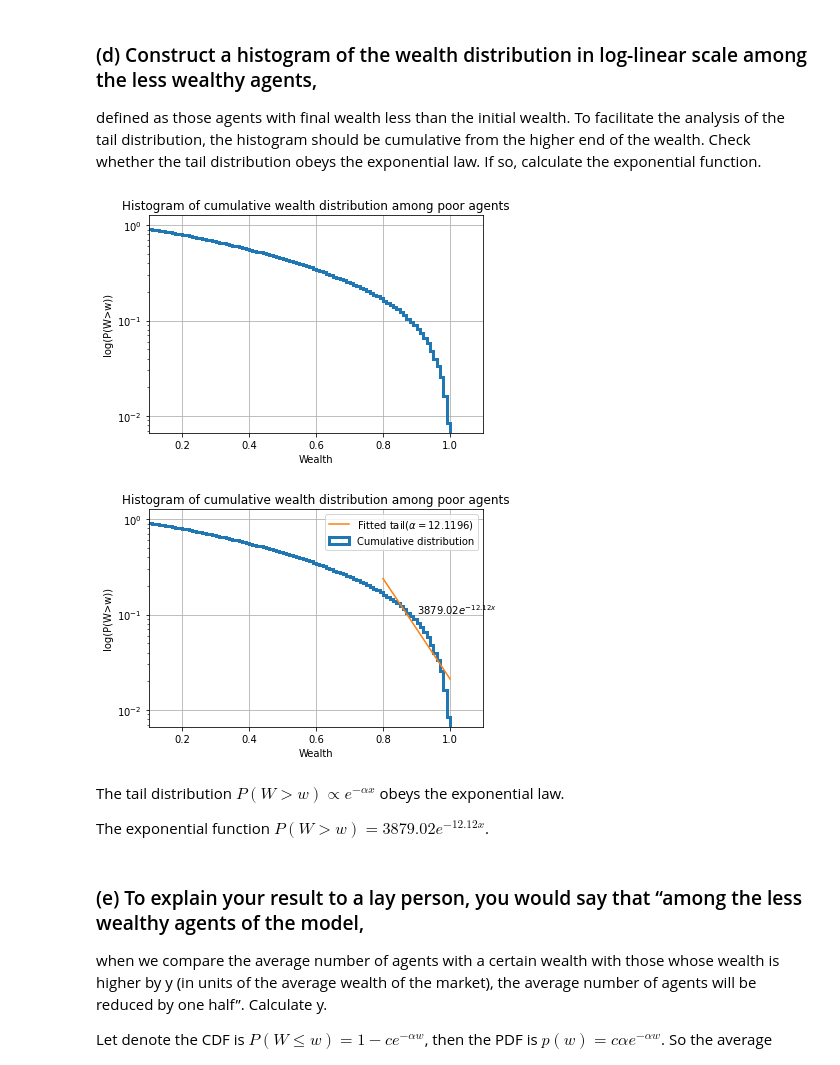
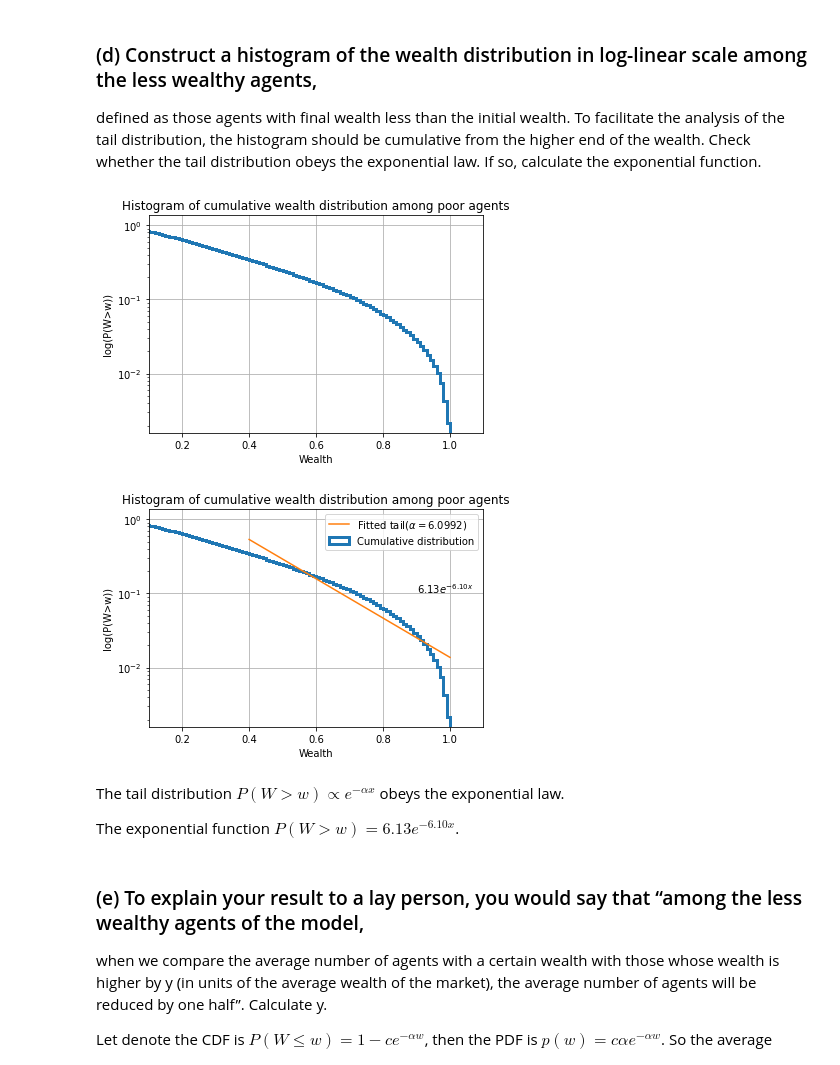
Before and after one commit to Algebra-FUN/DDM-Coursework, a Jupyter notebook: MSDM5003/Assignment/HW6/HW6.ipynb, the cells around one changed output. Cells and saved outputs as stored; diff of their text form; code cells hidden in the pictures.

```diff
--- a/MSDM5003/Assignment/HW6/HW6.ipynb
+++ b/MSDM5003/Assignment/HW6/HW6.ipynb
@@ -91,14 +91,14 @@ def fit_tail(x,y):
 log_wealth=np.log10(wealth)
 bins=np.logspace(np.min(log_wealth),np.max(log_wealth),101)
 y,x,_=plt.hist(wealth,bins=bins,density=1,log=True,cumulative=-1,histtype='step',lw=3,label="Cumulative distribution")
-count=np.sum(x>=1.2)
-a,b,r2=fit_tail(np.log10(x[-count:]),np.log10(y[-count:]))
+count=np.sum(x>1)
+a,b,r2=fit_tail(np.log10(x[-count:-1]),np.log10(y[-count:-1]))
 beta=-a
-x=10**np.linspace(0,1)
+x=10**np.linspace(0,3)
 y_hat=10**b*x**a
 plt.plot(x,y_hat,label=rf"Fitted tail($\beta={beta:.4f}$)")
 plt.xscale('log')
-plt.xlim([10**-1.5,10**1])
+plt.xlim([10**-3,10**3])
 plt.xlabel("log(wealth)")
 plt.ylabel("log(P(W>w))")
 plt.text(10**0.5,10**-1,rf"${10**b:.2f}x^{{{a:.2f}}}$")
@@ -143,26 +143,26 @@ plt.ylabel("log(P(W>w))")
 plt.grid(True)
 plt.show()
 # %% [output]
-[figure, old version]
+[figure, new version]
 # %%
 bins=np.linspace(0,1,101)
 plt.title("Histogram of cumulative wealth distribution among poor agents")
 y,x,*_=plt.hist(wealth,bins=bins,density=1,log=True,cumulative=-1,histtype='step',lw=3,label="Cumulative distribution")
-count=np.sum(x>=0.8)
+count=np.sum(x>=0.4)
 a,b,r2=fit_tail(x[-count:],np.log(y[-count:]))
 alpha=-a
-x=np.linspace(0.8,1)
+x=np.linspace(0.4,1)
 y_hat=np.exp(a*x+b)
 plt.plot(x,y_hat,label=rf"Fitted tail($\alpha={alpha:.4f}$)")
 plt.xlabel("Wealth")
 plt.xlim([0.1,1.1])
 plt.ylabel("log(P(W>w))")
 plt.text(0.9,10**-1,rf"${np.exp(b):.2f}e^{{{a:.2f}x}}$")
 plt.grid(True)
 plt.legend()
 plt.show()
 # %% [output]
-[figure, old version]
+[figure, new version]
 # %%
 Markdown(rf"""
 The tail distribution $P(W>w) \propto e^{{-\alpha x}}$ obeys the exponential law.
@@ -173,7 +173,7 @@ The exponential function $P(W>w)={np.exp(b):.2f} e^{{{a:.2f}x}}$.
 
 The tail distribution $P(W>w) \propto e^{-\alpha x}$ obeys the exponential law.
 
-The exponential function $P(W>w)=3879.02 e^{-12.12x}$.
+The exponential function $P(W>w)=6.13 e^{-6.10x}$.
 # %% [markdown]
 ### (e) To explain your result to a lay person, you would say that “among the less wealthy agents of the model,
 when we compare the average number of agents with a certain wealth with those whose wealth is higher
```
Also changed, not shown: parts of 9 cells of this notebook.
